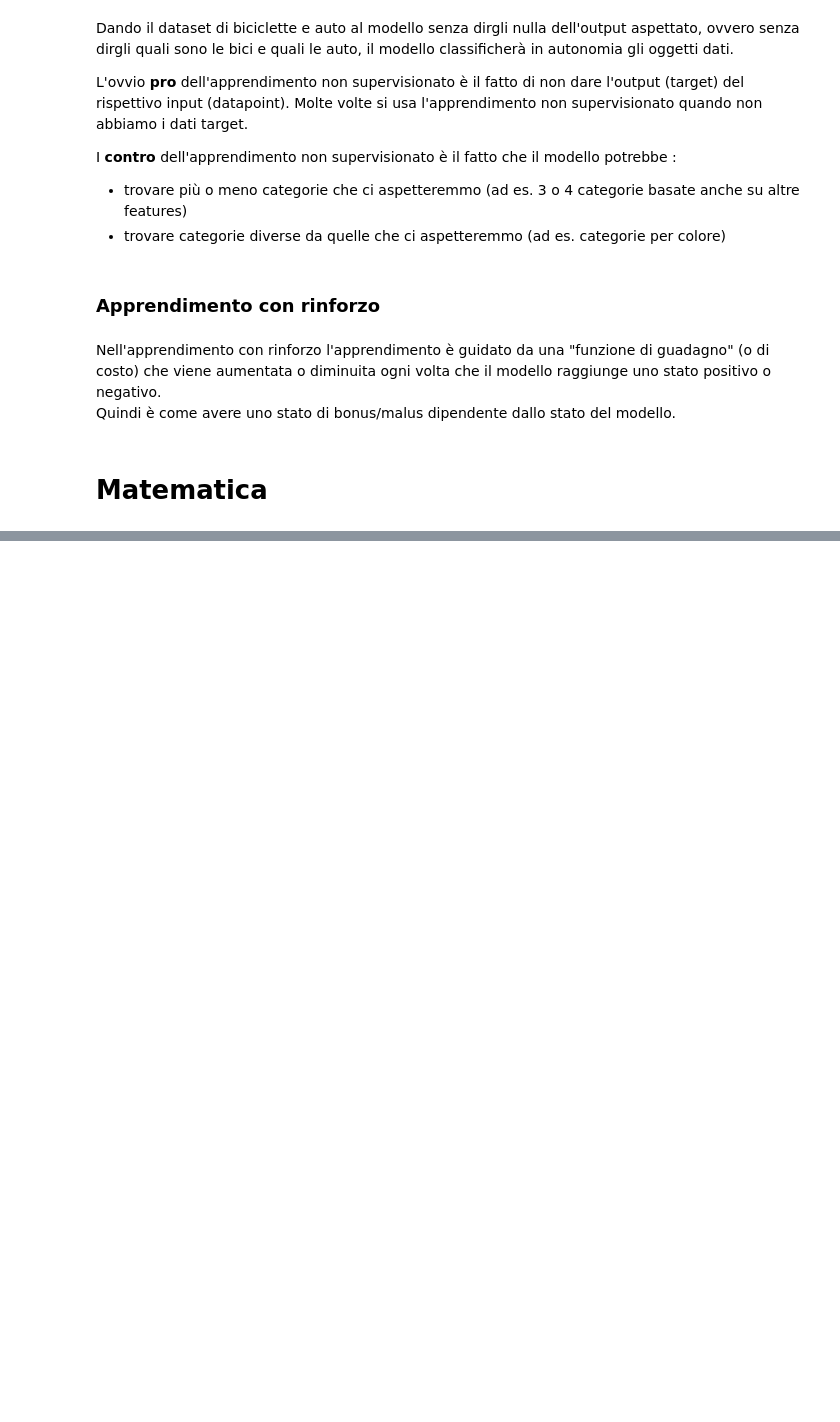
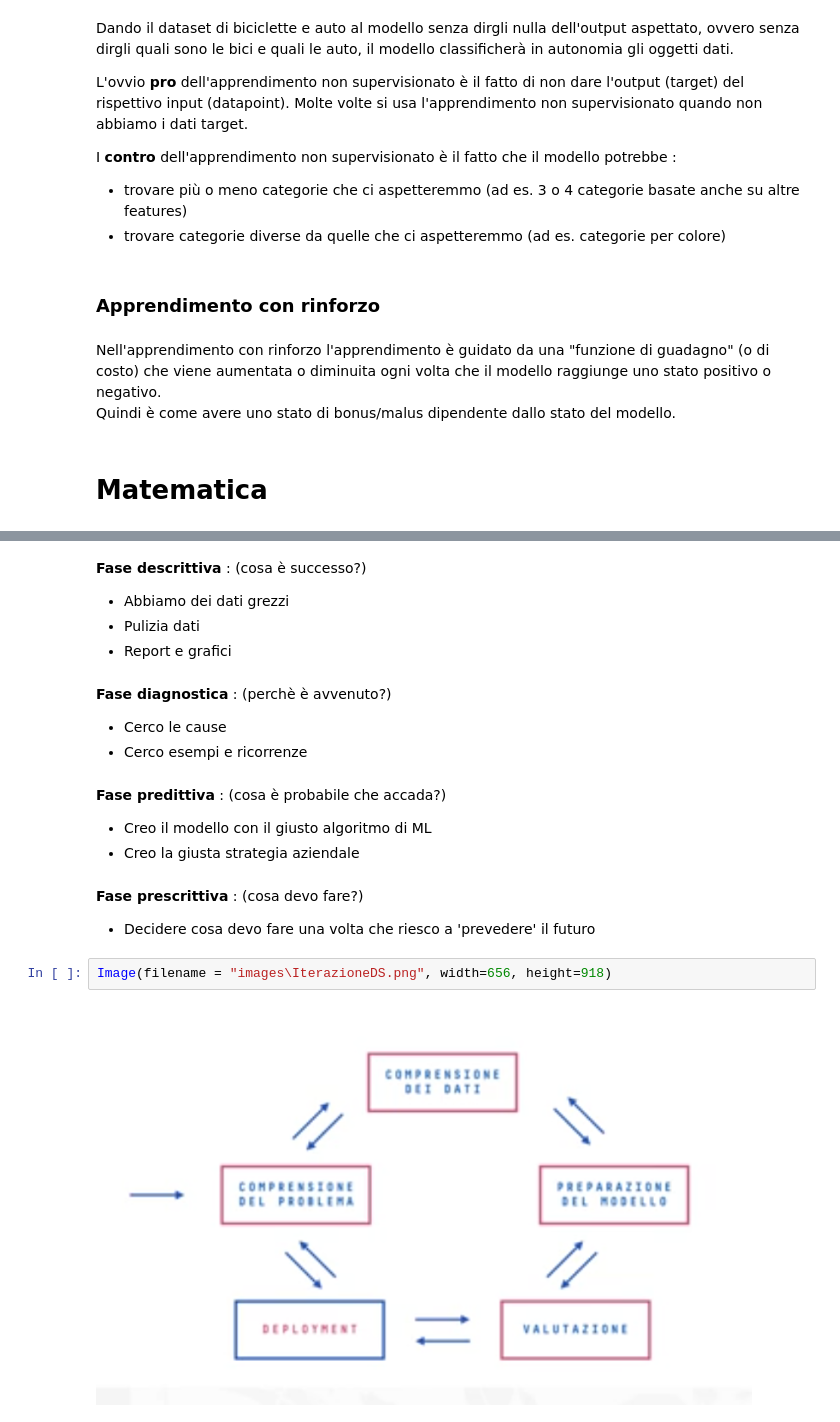
Before and after one commit to ermlau/NotebookML, a Jupyter notebook: 01 Introduzione.ipynb, the cells around one changed output, grey strips where cells are left out. Saved outputs shown, nothing was run; the diff lists cells and outputs as text; blank space fills up the shorter version.

```diff
--- a/01 Introduzione.ipynb
+++ b/01 Introduzione.ipynb
@@ -219,0 +232,20 @@ Quindi è come avere uno stato di bonus/malus dipendente dallo stato del modello
+# %% [markdown]
+**Fase descrittiva** : (cosa è successo?)
+ - Abbiamo dei dati grezzi
+ - Pulizia dati
+ - Report e grafici
+# %% [markdown]
+**Fase diagnostica** :  (perchè è avvenuto?)
+ - Cerco le cause
+ - Cerco esempi e ricorrenze
+# %% [markdown]
+**Fase predittiva** :  (cosa è probabile che accada?)
+ - Creo il modello con il giusto algoritmo di ML
+ - Creo la giusta strategia aziendale
+# %% [markdown]
+**Fase prescrittiva** :  (cosa devo fare?)
+ - Decidere cosa devo fare una volta che riesco a 'prevedere' il futuro
+# %%
+Image(filename = "images\IterazioneDS.png", width=656, height=918)
+# %% [output]
+[figure, added]
```
Also changed, not shown: parts of 3 cells of this notebook, 8 other files.
